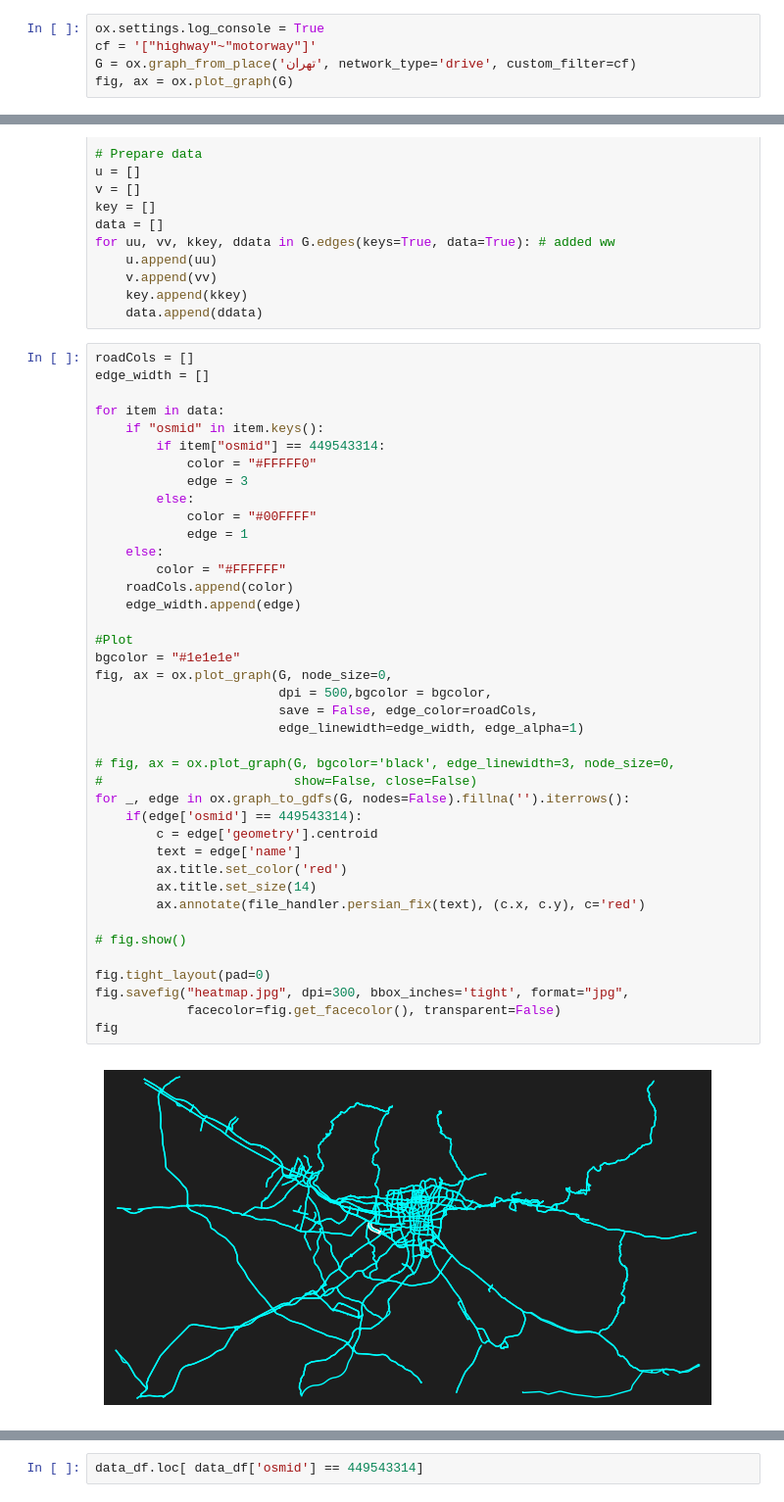
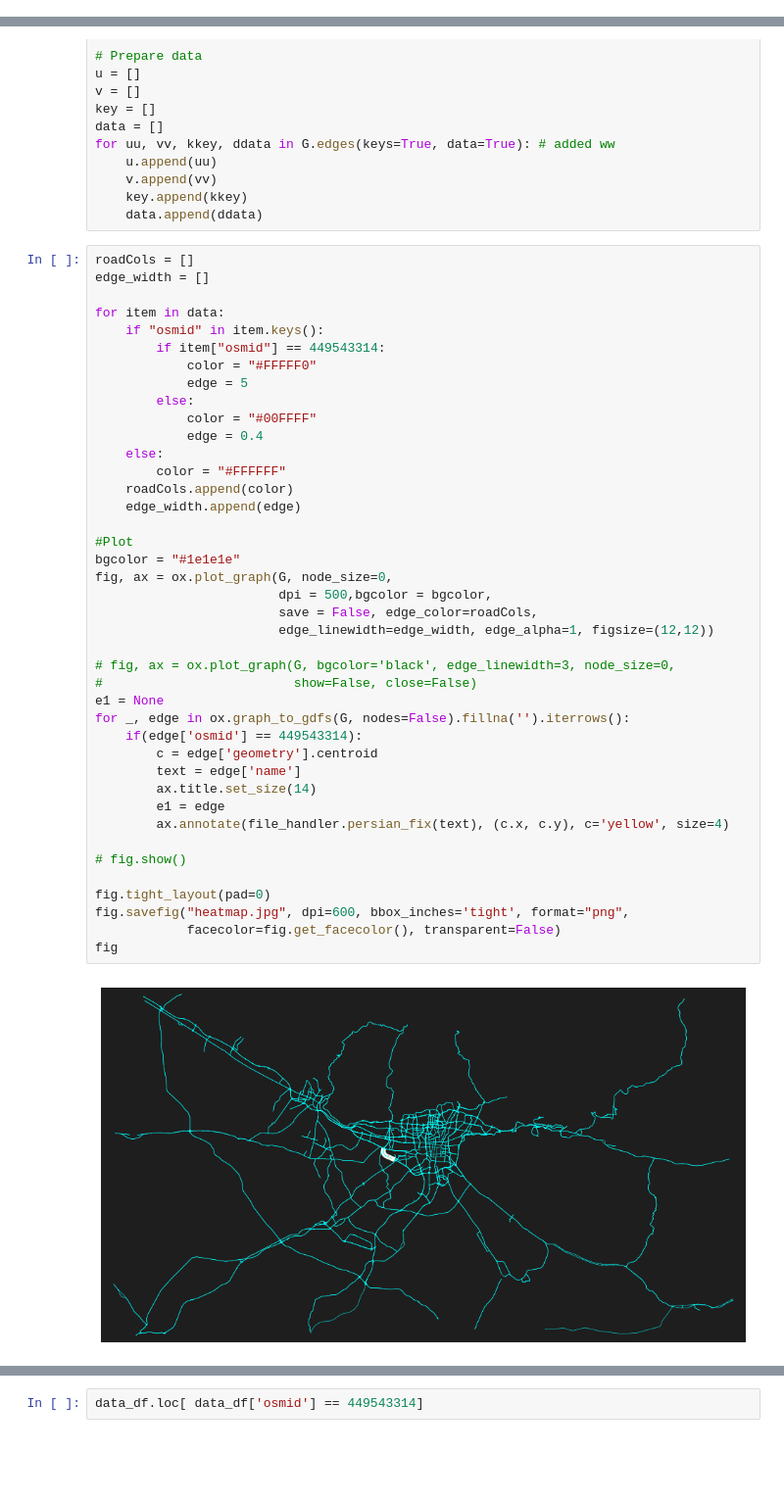
Before and after one commit to Amirali-Amirifar/traffic_analysis, a Jupyter notebook: analysis.ipynb, the cells around one changed output, grey strips where cells are left out. Shown at 98% size. Drawn from its saved outputs; the diff is of its cells as text; blank space fills up the shorter version.

```diff
--- a/analysis.ipynb
+++ b/analysis.ipynb
@@ -233,5 +216,0 @@ AttributeError: 'GeoDataFrame' object has no attribute 'graph_from_bbox'
-# %%
-ox.settings.log_console = True
-cf = '["highway"~"motorway"]'
-G = ox.graph_from_place('تهران', network_type='drive', custom_filter=cf)
-fig, ax = ox.plot_graph(G)
@@ -290,37 +238,38 @@ for item in data:
     if "osmid" in item.keys():
         if item["osmid"] == 449543314:
             color = "#FFFFF0"
-            edge = 3
+            edge = 5
         else:
             color = "#00FFFF"
-            edge = 1
+            edge = 0.4
     else:
         color = "#FFFFFF"
     roadCols.append(color)
     edge_width.append(edge)
 
 #Plot
 bgcolor = "#1e1e1e"
 fig, ax = ox.plot_graph(G, node_size=0,
                         dpi = 500,bgcolor = bgcolor,
                         save = False, edge_color=roadCols,
-                        edge_linewidth=edge_width, edge_alpha=1)
+                        edge_linewidth=edge_width, edge_alpha=1, figsize=(12,12))
 
 # fig, ax = ox.plot_graph(G, bgcolor='black', edge_linewidth=3, node_size=0,
 #                         show=False, close=False)
+e1 = None
 for _, edge in ox.graph_to_gdfs(G, nodes=False).fillna('').iterrows():
     if(edge['osmid'] == 449543314):
         c = edge['geometry'].centroid
         text = edge['name']
-        ax.title.set_color('red')
         ax.title.set_size(14)
-        ax.annotate(file_handler.persian_fix(text), (c.x, c.y), c='red')
+        e1 = edge
+        ax.annotate(file_handler.persian_fix(text), (c.x, c.y), c='yellow', size=4)
 
 # fig.show()
 
 fig.tight_layout(pad=0)
-fig.savefig("heatmap.jpg", dpi=300, bbox_inches='tight', format="jpg",
+fig.savefig("heatmap.jpg", dpi=600, bbox_inches='tight', format="png",
             facecolor=fig.get_facecolor(), transparent=False)
 fig
 # %% [output]
-[figure, old version]
+[figure, new version]
```
Also changed, not shown: parts of 14 cells of this notebook.
